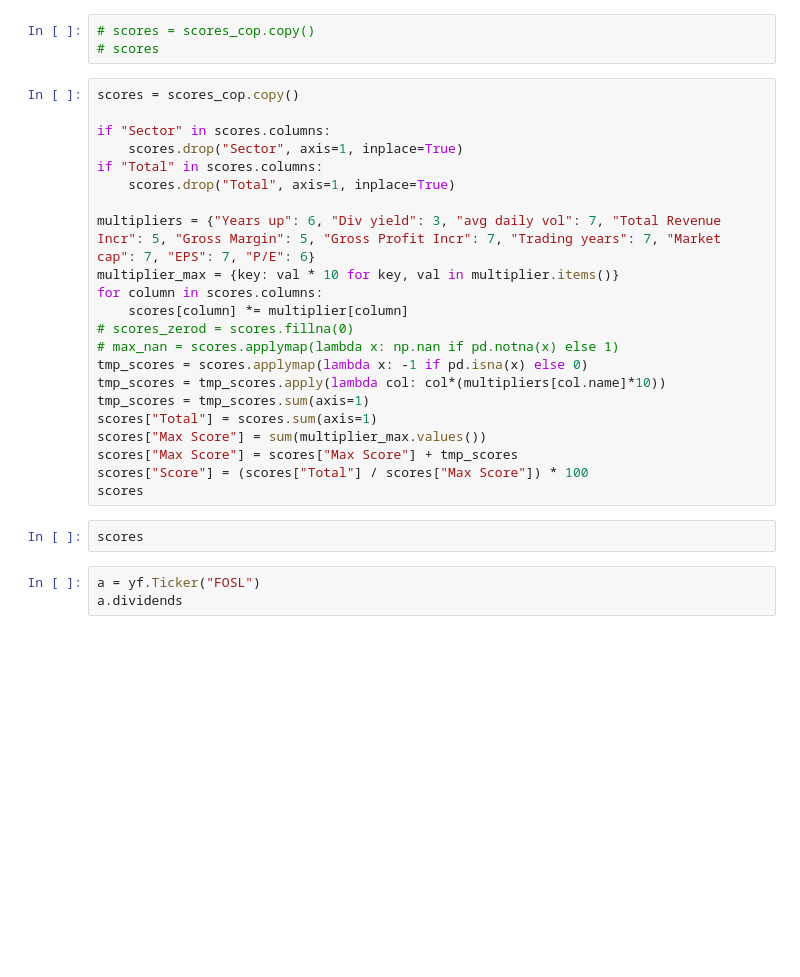
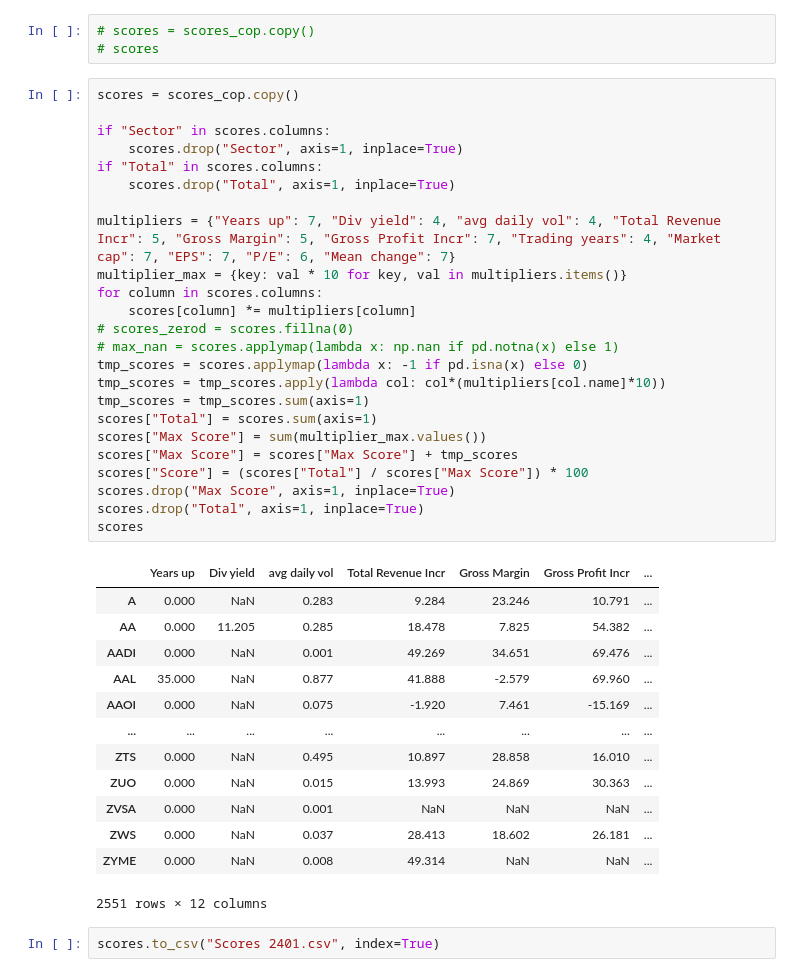
Before and after one commit to Idanq1/Stocks-Strategies, a Jupyter notebook: Investing/Checklist.ipynb, the cells around one changed output. Saved outputs shown, nothing was run; the diff lists cells and outputs as text; blank space fills up the shorter version.

```diff
--- a/Investing/Checklist.ipynb
+++ b/Investing/Checklist.ipynb
@@ -417,27 +495,40 @@ scores_cop = scores.copy()
 # %%
 scores = scores_cop.copy()
 
 if "Sector" in scores.columns:
     scores.drop("Sector", axis=1, inplace=True)
 if "Total" in scores.columns:
     scores.drop("Total", axis=1, inplace=True)
 
-multipliers = {"Years up": 6, "Div yield": 3, "avg daily vol": 7, "Total Revenue Incr": 5, "Gross Margin": 5, "Gross Profit Incr": 7, "Trading years": 7, "Market cap": 7, "EPS": 7, "P/E": 6}
-multiplier_max = {key: val * 10 for key, val in multiplier.items()}
+multipliers = {"Years up": 7, "Div yield": 4, "avg daily vol": 4, "Total Revenue Incr": 5, "Gross Margin": 5, "Gross Profit Incr": 7, "Trading years": 4, "Market cap": 7, "EPS": 7, "P/E": 6, "Mean change": 7}
+multiplier_max = {key: val * 10 for key, val in multipliers.items()}
 for column in scores.columns:
-    scores[column] *= multiplier[column]
+    scores[column] *= multipliers[column]
 # scores_zerod = scores.fillna(0)
 # max_nan = scores.applymap(lambda x: np.nan if pd.notna(x) else 1)
 tmp_scores = scores.applymap(lambda x: -1 if pd.isna(x) else 0)
 tmp_scores = tmp_scores.apply(lambda col: col*(multipliers[col.name]*10))
 tmp_scores = tmp_scores.sum(axis=1)
 scores["Total"] = scores.sum(axis=1)
 scores["Max Score"] = sum(multiplier_max.values())
 scores["Max Score"] = scores["Max Score"] + tmp_scores
 scores["Score"] = (scores["Total"] / scores["Max Score"]) * 100
+scores.drop("Max Score", axis=1, inplace=True)
+scores.drop("Total", axis=1, inplace=True)
 scores
+# %% [output]
+|  | Years up | Div yield | avg daily vol | Total Revenue Incr | Gross Margin | Gross Profit Incr | ... |
+| A | 0.000 | NaN | 0.283 | 9.284 | 23.246 | 10.791 | ... |
+| AA | 0.000 | 11.205 | 0.285 | 18.478 | 7.825 | 54.382 | ... |
+| AADI | 0.000 | NaN | 0.001 | 49.269 | 34.651 | 69.476 | ... |
+| AAL | 35.000 | NaN | 0.877 | 41.888 | -2.579 | 69.960 | ... |
+| AAOI | 0.000 | NaN | 0.075 | -1.920 | 7.461 | -15.169 | ... |
+| ... | ... | ... | ... | ... | ... | ... | ... |
+| ZTS | 0.000 | NaN | 0.495 | 10.897 | 28.858 | 16.010 | ... |
+| ZUO | 0.000 | NaN | 0.015 | 13.993 | 24.869 | 30.363 | ... |
+| ZVSA | 0.000 | NaN | 0.001 | NaN | NaN | NaN | ... |
+| ZWS | 0.000 | NaN | 0.037 | 28.413 | 18.602 | 26.181 | ... |
+| ZYME | 0.000 | NaN | 0.008 | 49.314 | NaN | NaN | ... |
+2551 rows × 12 columns
-# %%
-scores
-# %%
-a = yf.Ticker("FOSL")
-a.dividends
+# %%
+scores.to_csv("Scores 2401.csv", index=True)
```
Also changed, not shown: parts of 31 cells of this notebook, 5 other files.
